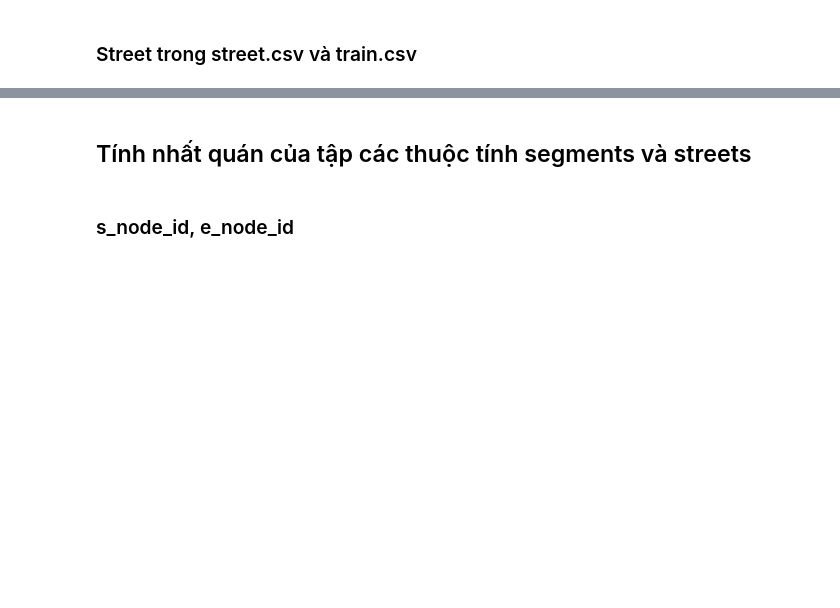
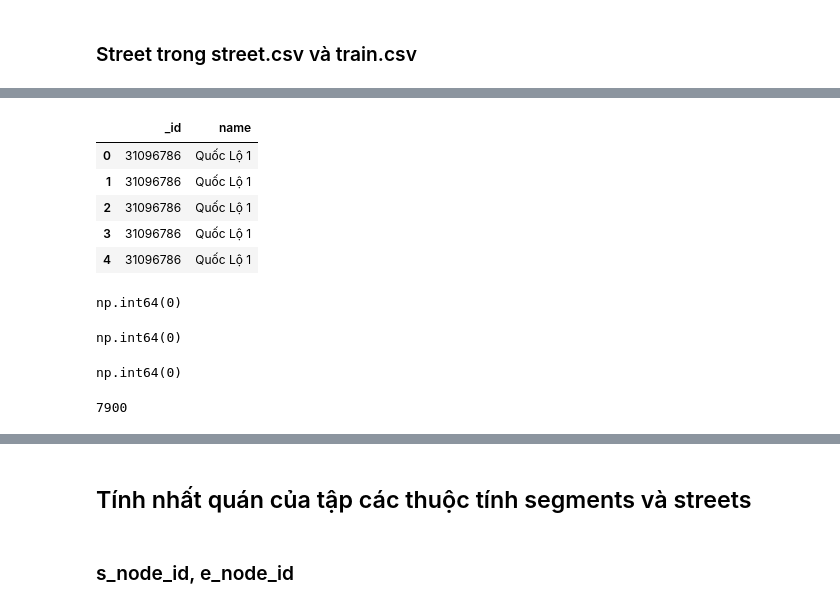
Before and after one commit to An-Sadek/HCM_IOT_GNN, a Jupyter notebook: preprocess/exploration.ipynb, the cells around one changed output, grey strips where cells are left out. Cells and saved outputs as stored; diff of their text form; code cells hidden in the pictures; blank space fills up the shorter version.

```diff
--- a/preprocess/exploration.ipynb
+++ b/preprocess/exploration.ipynb
@@ -729,0 +769,29 @@ for idx, value in enumerate(_street_streets_segments):
+# %%
+temp_segments_df = segments_df[["street_id", "street_name"]].copy()
+temp_segments_df = temp_segments_df.rename(
+    columns={
+        "street_id": "_id",
+        "street_name": "name",
+        "street_level": "level",
+        "street_type": "type"
+})
+temp_segments_df.head()
+# %% [output]
+|  | _id | name |
+| 0 | 31096786 | Quốc Lộ 1 |
+| 1 | 31096786 | Quốc Lộ 1 |
+| 2 | 31096786 | Quốc Lộ 1 |
+| 3 | 31096786 | Quốc Lộ 1 |
+| 4 | 31096786 | Quốc Lộ 1 |
+# %%
+temp_streets_df.duplicated().sum()
+# %% [output]
+np.int64(0)
+# %%
+temp_segments_df.duplicated().sum()
+# %% [output]
+np.int64(0)
+# %%
+temp_segments_df.duplicated().sum()
+# %% [output]
+np.int64(0)
@@ -729,0 +801,4 @@ for idx, value in enumerate(_street_streets_segments):
+# %%
+print(len(conflicts_df))
+# %% [output]
+7900
```
Also changed, not shown: parts of 16 cells of this notebook, 1 other file.
